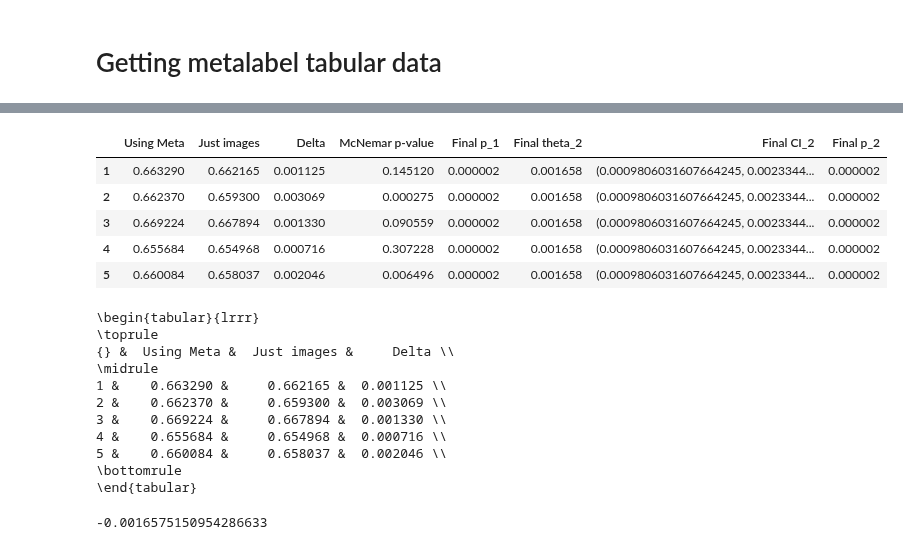
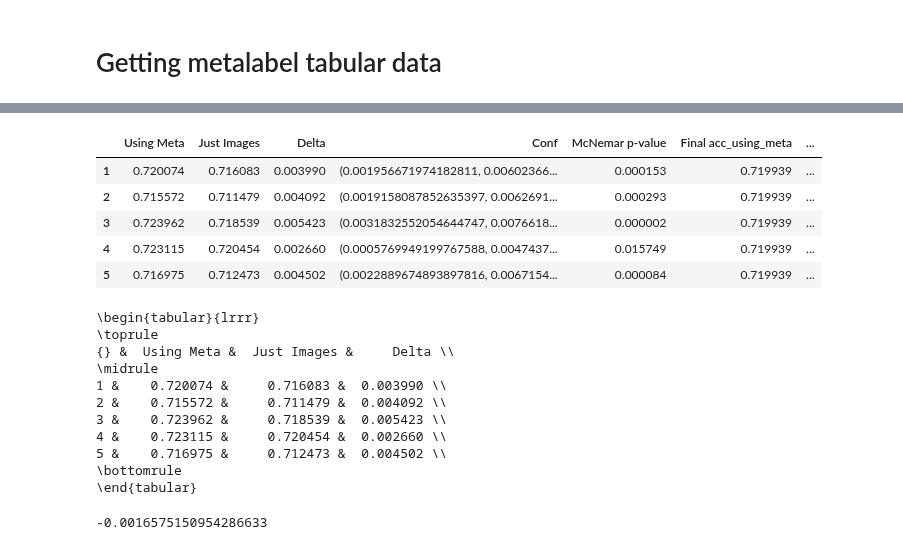
Before and after one commit to CarlAnSc/bachelor_project, a Jupyter notebook: src/models/get_embeddings.ipynb, the cells around one changed output, grey strips where cells are left out. Cells and saved outputs as stored; diff of their text form; code cells hidden in the pictures.

```diff
--- a/src/models/get_embeddings.ipynb
+++ b/src/models/get_embeddings.ipynb
@@ -497,30 +497,30 @@ train_meta_data = torch.cat(train_meta_data, 0)
 train_cat_data = torch.cat([train_img_data, train_meta_data], 1)
 train_labels = torch.cat(train_labels, 0)
 # %%
-df = pd.read_csv('../../k-fold/k-nearest_mcnemar.csv', index_col=0)
+df = pd.read_csv('../../k-fold/final_mcnemar/logistic-regr_mcnemar.csv', index_col=0)
 df.index = df.index + 1
 
 df
 # %% [output]
-|  | Using Meta | Just images | Delta | McNemar p-value | Final p_1 | Final theta_2 | Final CI_2 | Final p_2 |
-| 1 | 0.663290 | 0.662165 | 0.001125 | 0.145120 | 0.000002 | 0.001658 | (0.0009806031607664245, 0.0023344... | 0.000002 |
-| 2 | 0.662370 | 0.659300 | 0.003069 | 0.000275 | 0.000002 | 0.001658 | (0.0009806031607664245, 0.0023344... | 0.000002 |
-| 3 | 0.669224 | 0.667894 | 0.001330 | 0.090559 | 0.000002 | 0.001658 | (0.0009806031607664245, 0.0023344... | 0.000002 |
-| 4 | 0.655684 | 0.654968 | 0.000716 | 0.307228 | 0.000002 | 0.001658 | (0.0009806031607664245, 0.0023344... | 0.000002 |
-| 5 | 0.660084 | 0.658037 | 0.002046 | 0.006496 | 0.000002 | 0.001658 | (0.0009806031607664245, 0.0023344... | 0.000002 |
+|  | Using Meta | Just Images | Delta | Conf | McNemar p-value | Final acc_using_meta | ... |
+| 1 | 0.720074 | 0.716083 | 0.003990 | (0.001956671974182811, 0.00602366... | 0.000153 | 0.719939 | ... |
+| 2 | 0.715572 | 0.711479 | 0.004092 | (0.0019158087852635397, 0.0062691... | 0.000293 | 0.719939 | ... |
+| 3 | 0.723962 | 0.718539 | 0.005423 | (0.0031832552054644747, 0.0076618... | 0.000002 | 0.719939 | ... |
+| 4 | 0.723115 | 0.720454 | 0.002660 | (0.0005769949199767588, 0.0047437... | 0.015749 | 0.719939 | ... |
+| 5 | 0.716975 | 0.712473 | 0.004502 | (0.0022889674893897816, 0.0067154... | 0.000084 | 0.719939 | ... |
 # %%
 # format latex table nicely
 print(df.iloc[:,:3].to_latex())
 # %% [output]
 \begin{tabular}{lrrr}
 \toprule
-{} &  Using Meta &  Just images &     Delta \\
+{} &  Using Meta &  Just Images &     Delta \\
 \midrule
-1 &    0.663290 &     0.662165 &  0.001125 \\
-2 &    0.662370 &     0.659300 &  0.003069 \\
-3 &    0.669224 &     0.667894 &  0.001330 \\
-4 &    0.655684 &     0.654968 &  0.000716 \\
-5 &    0.660084 &     0.658037 &  0.002046 \\
+1 &    0.720074 &     0.716083 &  0.003990 \\
+2 &    0.715572 &     0.711479 &  0.004092 \\
+3 &    0.723962 &     0.718539 &  0.005423 \\
+4 &    0.723115 &     0.720454 &  0.002660 \\
+5 &    0.716975 &     0.712473 &  0.004502 \\
 \bottomrule
 \end{tabular}
 # %%
```
Also changed, not shown: parts of 5 cells of this notebook, 20 other files.
